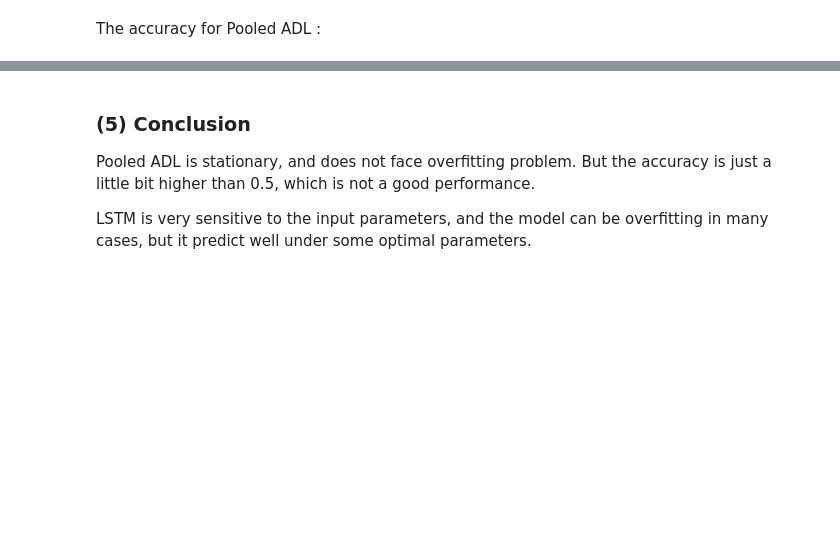
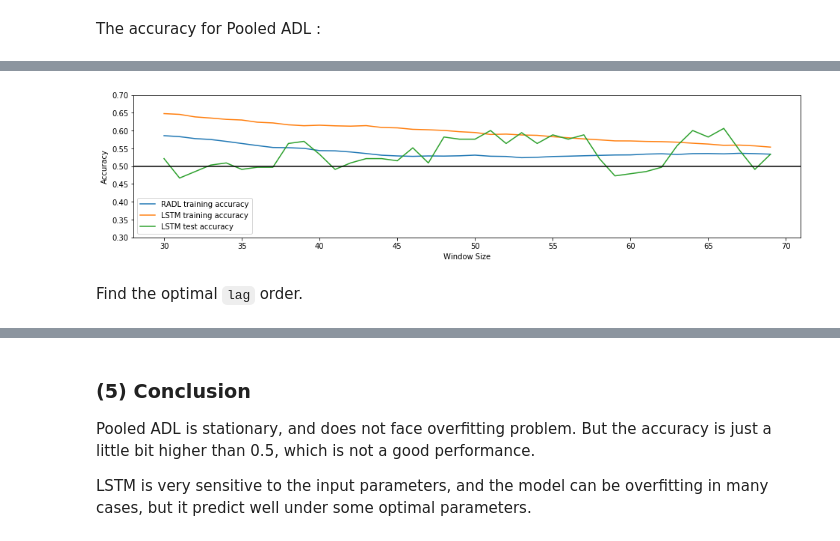
Before and after one commit to LeiZHANG1995/PHBS_TQFML, a Jupyter notebook: Project/Bitcoin_2_Data_Analysis.ipynb, the cells around one changed output, grey strips where cells are left out. Drawn from its saved outputs; the diff is of its cells as text; code cells hidden in the pictures; blank space fills up the shorter version.

```diff
--- a/Project/Bitcoin_2_Data_Analysis.ipynb
+++ b/Project/Bitcoin_2_Data_Analysis.ipynb
@@ -118,0 +171,32 @@ Test accuracy of LSTM                       :  0.5757575757575758
+# %%
+sample_training = 200
+# window = differs
+lag = 2
+
+avg_train_accu_adl = []
+avg_train_accu_lstm = []
+test_accus = []
+windows = []
+
+for w in range(30, 70):
+    windows.append(w)
+    t1, t2, t3 = LSTM_performance(sample_training, w, lag)
+    avg_train_accu_adl.append(t1)
+    avg_train_accu_lstm.append(t2)
+    test_accus.append(t3)
+# %%
+fig = plt.gcf()
+fig.set_size_inches(16, 3.5)
+plt.plot(windows, avg_train_accu_adl)
+plt.plot(windows, avg_train_accu_lstm)
+plt.plot(windows, test_accus)
+plt.xlabel('Window Size')
+plt.ylabel('Accuracy')
+plt.ylim([0.3, 0.7])
+plt.axhline(0.5, color = 'black')
+plt.legend(('RADL training accuracy', 'LSTM training accuracy', 'LSTM test accuracy'))
+plt.show()
+# %% [output]
+[figure, added]
+# %% [markdown]
+Find the optimal `lag` order.
```
Also changed, not shown: parts of 20 cells of this notebook, 1 other file.
